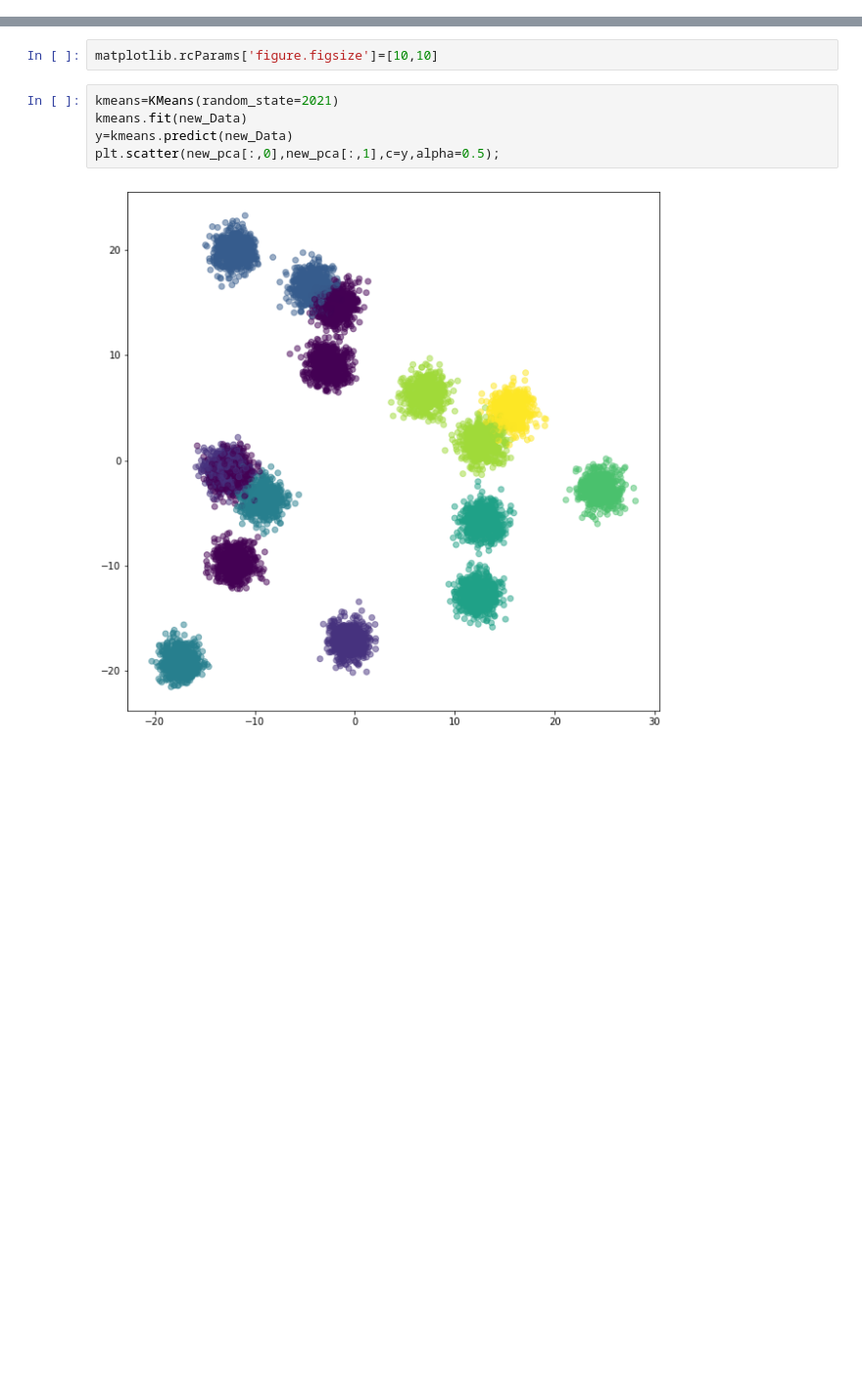
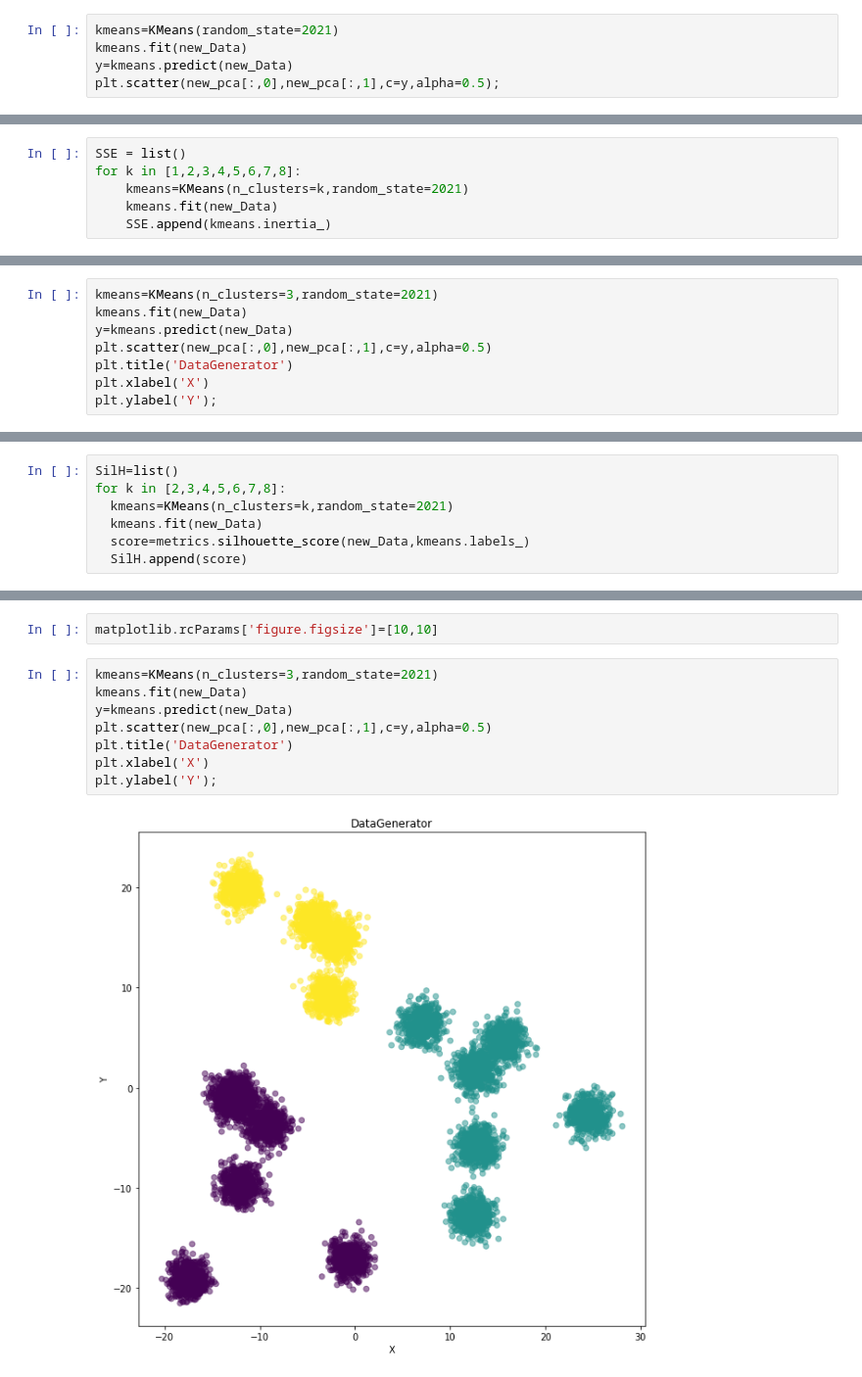
Before and after one commit to nichakornchaisuwan/multivariaet, a Jupyter notebook: Multivariate_Exam.ipynb, the cells around one changed output, grey strips where cells are left out. Shown at 98% size. Saved outputs shown, nothing was run; the diff lists cells and outputs as text; blank space fills up the shorter version.

```diff
--- a/Multivariate_Exam.ipynb
+++ b/Multivariate_Exam.ipynb
@@ -176,0 +190,5 @@ from matplotlib import pyplot as plt
+# %%
+kmeans=KMeans(random_state=2021)
+kmeans.fit(new_Data)
+y=kmeans.predict(new_Data)
+plt.scatter(new_pca[:,0],new_pca[:,1],c=y,alpha=0.5);
@@ -176,0 +209,6 @@ from matplotlib import pyplot as plt
+# %%
+SSE = list()
+for k in [1,2,3,4,5,6,7,8]:
+    kmeans=KMeans(n_clusters=k,random_state=2021)
+    kmeans.fit(new_Data)
+    SSE.append(kmeans.inertia_)
@@ -176,0 +234,8 @@ from matplotlib import pyplot as plt
+# %%
+kmeans=KMeans(n_clusters=3,random_state=2021)
+kmeans.fit(new_Data)
+y=kmeans.predict(new_Data)
+plt.scatter(new_pca[:,0],new_pca[:,1],c=y,alpha=0.5)
+plt.title('DataGenerator')
+plt.xlabel('X')
+plt.ylabel('Y');
@@ -176,0 +252,7 @@ from matplotlib import pyplot as plt
+# %%
+SilH=list()
+for k in [2,3,4,5,6,7,8]:
+  kmeans=KMeans(n_clusters=k,random_state=2021)
+  kmeans.fit(new_Data)
+  score=metrics.silhouette_score(new_Data,kmeans.labels_)
+  SilH.append(score)
@@ -177,9 +267,12 @@ from matplotlib import pyplot as plt
 # %%
 matplotlib.rcParams['figure.figsize']=[10,10]
 # %%
-kmeans=KMeans(random_state=2021)
+kmeans=KMeans(n_clusters=3,random_state=2021)
 kmeans.fit(new_Data)
 y=kmeans.predict(new_Data)
-plt.scatter(new_pca[:,0],new_pca[:,1],c=y,alpha=0.5);
+plt.scatter(new_pca[:,0],new_pca[:,1],c=y,alpha=0.5)
+plt.title('DataGenerator')
+plt.xlabel('X')
+plt.ylabel('Y');
 # %% [output]
-[figure, old version]
+[figure, new version]
```
Also changed, not shown: parts of 53 cells of this notebook.
